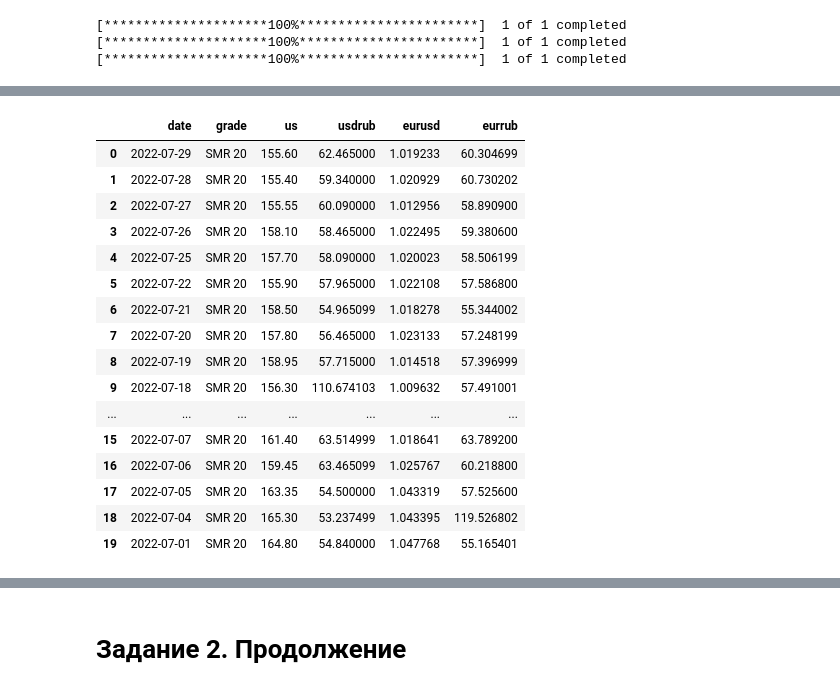
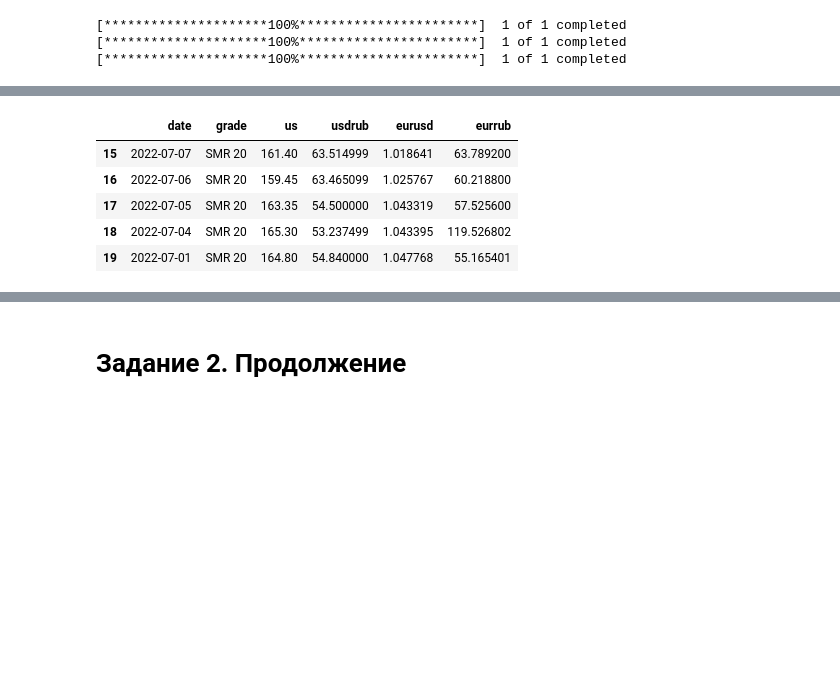
Before and after one commit to Andrewekb/study_for_github, a Jupyter notebook: hometask_SyntheticRubber.ipynb, the cells around one changed output, grey strips where cells are left out. Saved outputs shown, nothing was run; the diff lists cells and outputs as text; code cells hidden in the pictures; blank space fills up the shorter version.

```diff
--- a/hometask_SyntheticRubber.ipynb
+++ b/hometask_SyntheticRubber.ipynb
@@ -173,18 +193,7 @@ df_all = df_all.rename(columns={'USDRUB=X':'usdrub', 'EURUSD=X':'eurusd', 'EURRU
 # %%
-df_all
+df_all.tail()
 # %% [output]
 |  | date | grade | us | usdrub | eurusd | eurrub |
-| 0 | 2022-07-29 | SMR 20 | 155.60 | 62.465000 | 1.019233 | 60.304699 |
-| 1 | 2022-07-28 | SMR 20 | 155.40 | 59.340000 | 1.020929 | 60.730202 |
-| 2 | 2022-07-27 | SMR 20 | 155.55 | 60.090000 | 1.012956 | 58.890900 |
-| 3 | 2022-07-26 | SMR 20 | 158.10 | 58.465000 | 1.022495 | 59.380600 |
-| 4 | 2022-07-25 | SMR 20 | 157.70 | 58.090000 | 1.020023 | 58.506199 |
-| 5 | 2022-07-22 | SMR 20 | 155.90 | 57.965000 | 1.022108 | 57.586800 |
-| 6 | 2022-07-21 | SMR 20 | 158.50 | 54.965099 | 1.018278 | 55.344002 |
-| 7 | 2022-07-20 | SMR 20 | 157.80 | 56.465000 | 1.023133 | 57.248199 |
-| 8 | 2022-07-19 | SMR 20 | 158.95 | 57.715000 | 1.014518 | 57.396999 |
-| 9 | 2022-07-18 | SMR 20 | 156.30 | 110.674103 | 1.009632 | 57.491001 |
-| ... | ... | ... | ... | ... | ... | ... |
 | 15 | 2022-07-07 | SMR 20 | 161.40 | 63.514999 | 1.018641 | 63.789200 |
 | 16 | 2022-07-06 | SMR 20 | 159.45 | 63.465099 | 1.025767 | 60.218800 |
 | 17 | 2022-07-05 | SMR 20 | 163.35 | 54.500000 | 1.043319 | 57.525600 |
```
Also changed, not shown: parts of 17 cells of this notebook.
